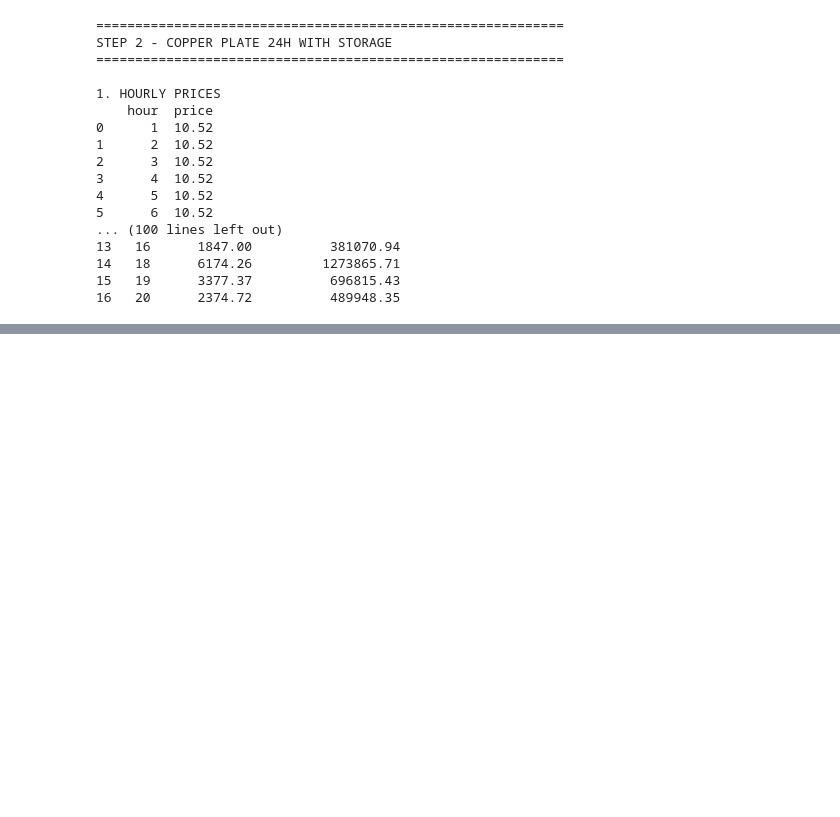
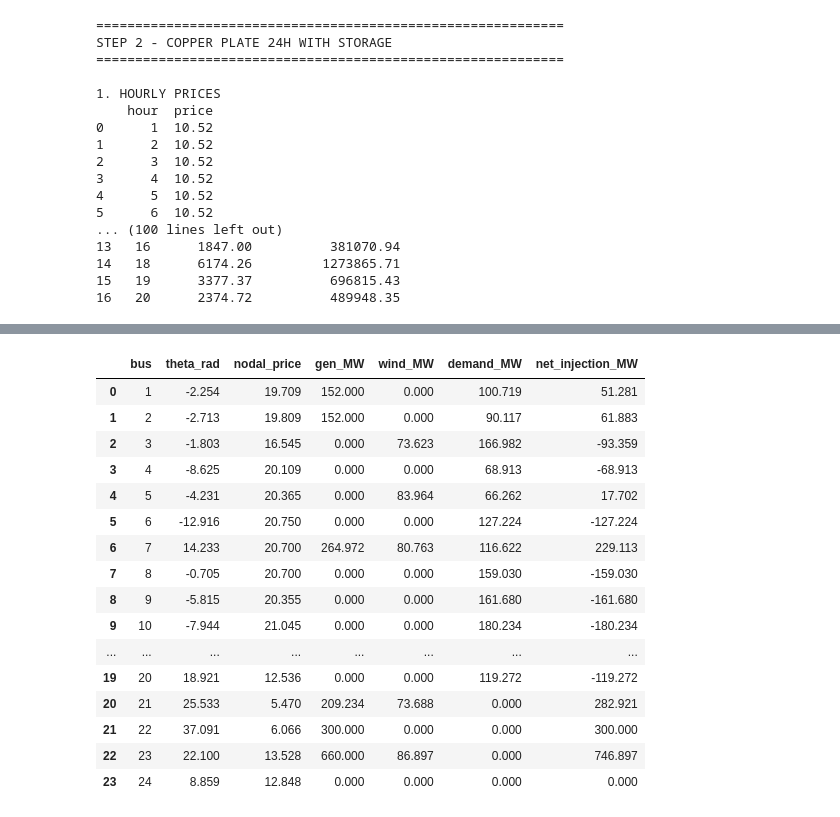
Before and after one commit to fraorma99/RES-Assignments, a Jupyter notebook: notebooks/main.ipynb, the cells around one changed output, grey strips where cells are left out. Cells and saved outputs as stored; diff of their text form; code cells hidden in the pictures; blank space fills up the shorter version.

```diff
--- a/notebooks/main.ipynb
+++ b/notebooks/main.ipynb
@@ -282,0 +395,21 @@ STEP 2 - COPPER PLATE 24H WITH STORAGE
+# %%
+# display nodal results
+df_bus3.round(3)
+# %% [output]
+|  | bus | theta_rad | nodal_price | gen_MW | wind_MW | demand_MW | net_injection_MW |
+| 0 | 1 | -2.254 | 19.709 | 152.000 | 0.000 | 100.719 | 51.281 |
+| 1 | 2 | -2.713 | 19.809 | 152.000 | 0.000 | 90.117 | 61.883 |
+| 2 | 3 | -1.803 | 16.545 | 0.000 | 73.623 | 166.982 | -93.359 |
+| 3 | 4 | -8.625 | 20.109 | 0.000 | 0.000 | 68.913 | -68.913 |
+| 4 | 5 | -4.231 | 20.365 | 0.000 | 83.964 | 66.262 | 17.702 |
+| 5 | 6 | -12.916 | 20.750 | 0.000 | 0.000 | 127.224 | -127.224 |
+| 6 | 7 | 14.233 | 20.700 | 264.972 | 80.763 | 116.622 | 229.113 |
+| 7 | 8 | -0.705 | 20.700 | 0.000 | 0.000 | 159.030 | -159.030 |
+| 8 | 9 | -5.815 | 20.355 | 0.000 | 0.000 | 161.680 | -161.680 |
+| 9 | 10 | -7.944 | 21.045 | 0.000 | 0.000 | 180.234 | -180.234 |
+| ... | ... | ... | ... | ... | ... | ... | ... |
+| 19 | 20 | 18.921 | 12.536 | 0.000 | 0.000 | 119.272 | -119.272 |
+| 20 | 21 | 25.533 | 5.470 | 209.234 | 73.688 | 0.000 | 282.921 |
+| 21 | 22 | 37.091 | 6.066 | 300.000 | 0.000 | 0.000 | 300.000 |
+| 22 | 23 | 22.100 | 13.528 | 660.000 | 86.897 | 0.000 | 746.897 |
+| 23 | 24 | 8.859 | 12.848 | 0.000 | 0.000 | 0.000 | 0.000 |
```
Also changed, not shown: parts of 16 cells of this notebook, 2 other files.
